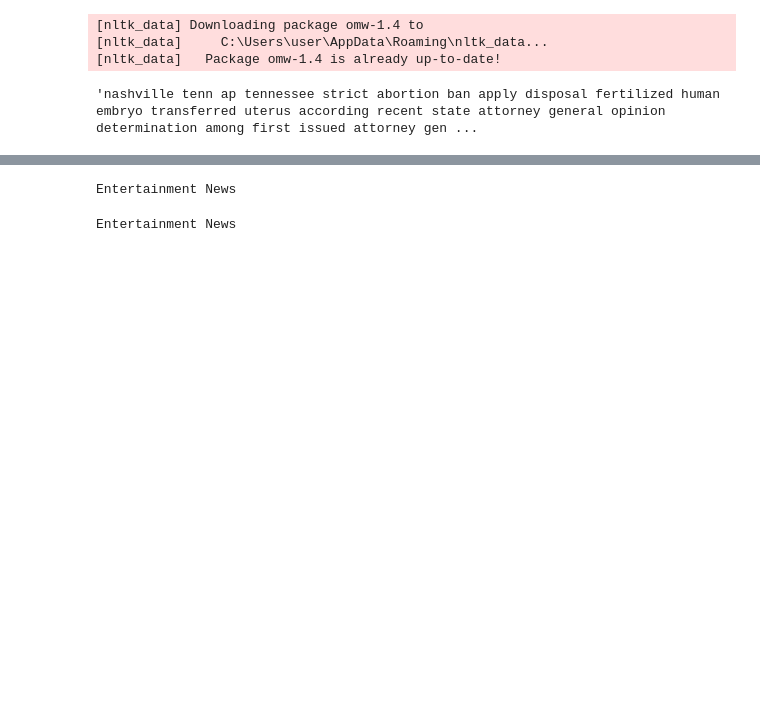
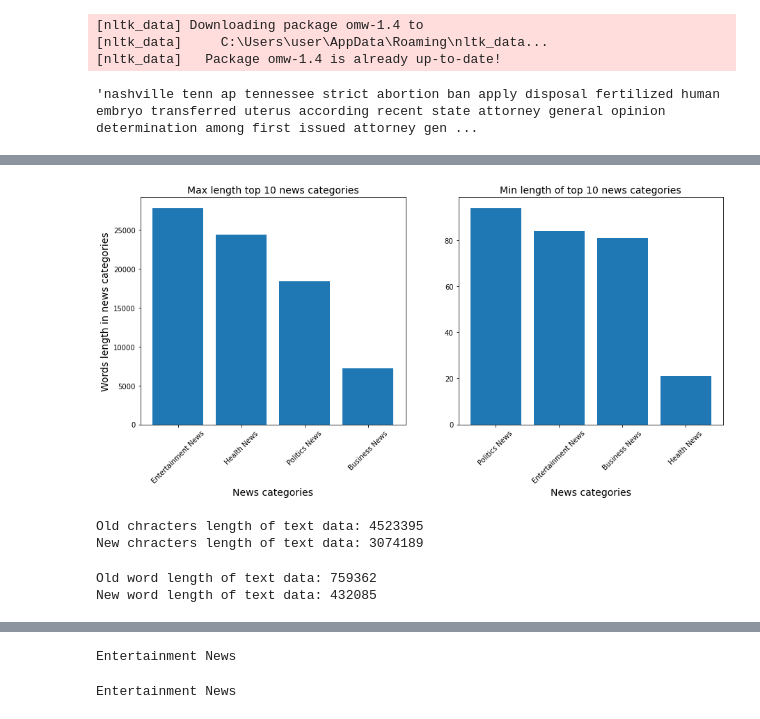
Before and after one commit to James030913/AiAssignment, a Jupyter notebook: AIAsm.ipynb, the cells around one changed output, grey strips where cells are left out. Drawn from its saved outputs; the diff is of its cells as text; code cells hidden in the pictures; blank space fills up the shorter version.

```diff
--- a/AIAsm.ipynb
+++ b/AIAsm.ipynb
@@ -276,0 +296,5 @@ print(len(x_test))
+# %%
+final_df = dataset.copy()
+final_df['length_of_news'] = final_df['Text']
+final_df['len_news'] = final_df['length_of_news'].map(lambda x: len(x))
+final_df.head()
@@ -276,0 +308,3 @@ print(len(x_test))
+# %%
+lenmax_df = final_df.groupby('Category')['len_news'].max().reset_index().sort_values(by='len_news',ascending=False)
+lenmax_df.head()
@@ -276,0 +317,3 @@ print(len(x_test))
+# %%
+lenmin_df = final_df.groupby('Category')['len_news'].min().reset_index().sort_values(by='len_news',ascending=False)
+lenmin_df.head()
@@ -277,3 +326,40 @@ print(len(x_test))
+# %%
+plt.figure(figsize=(15,6))
+
+plt.subplot(121)
+plt.bar(lenmax_df['Category'][:10],lenmax_df['len_news'][:10])
+plt.xticks(rotation=45)
+plt.ylabel("Words length in news categories", size=14)
+plt.xlabel("News categories",  size=14)
+plt.text(6.5,1400, '''       POLITICS HAS
+ THE LONGEST ARTICLE''', fontsize=12)
+plt.title("Max length top 10 news categories", size=14)
+
+plt.subplot(122)
+plt.bar(lenmin_df['Category'][:10], lenmin_df['len_news'][:10])
+plt.xticks(rotation=45)
+plt.xlabel("News categories", size=14)
+plt.title("Min length of top 10 news categories", size=14)
+
+plt.show()
+# %% [output]
+[figure, added]
+# %%
+old_length = old_df['length_of_news'].apply(len).sum()
+new_length = final_df['length_of_news'].apply(len).sum()
+print(f"Old chracters length of text data: {old_length}")
+print(f"New chracters length of text data: {new_length}")
+# %% [output]
+Old chracters length of text data: 4523395
+New chracters length of text data: 3074189
+# %%
+old_text = old_df['length_of_news'].apply(lambda x: len([i for i in x.split()])).sum()
+new_text = final_df['length_of_news'].apply(lambda x: len([i for i in x.split()])).sum()
+print(f"Old word length of text data: {old_text}")
+print(f"New word length of text data: {new_text}")
+# %% [output]
+Old word length of text data: 759362
+New word length of text data: 432085
 # %%
 #create list of model and accuracy dicts
 perform_list = [ ]
```
Also changed, not shown: parts of 21 cells of this notebook, 2 other files.
